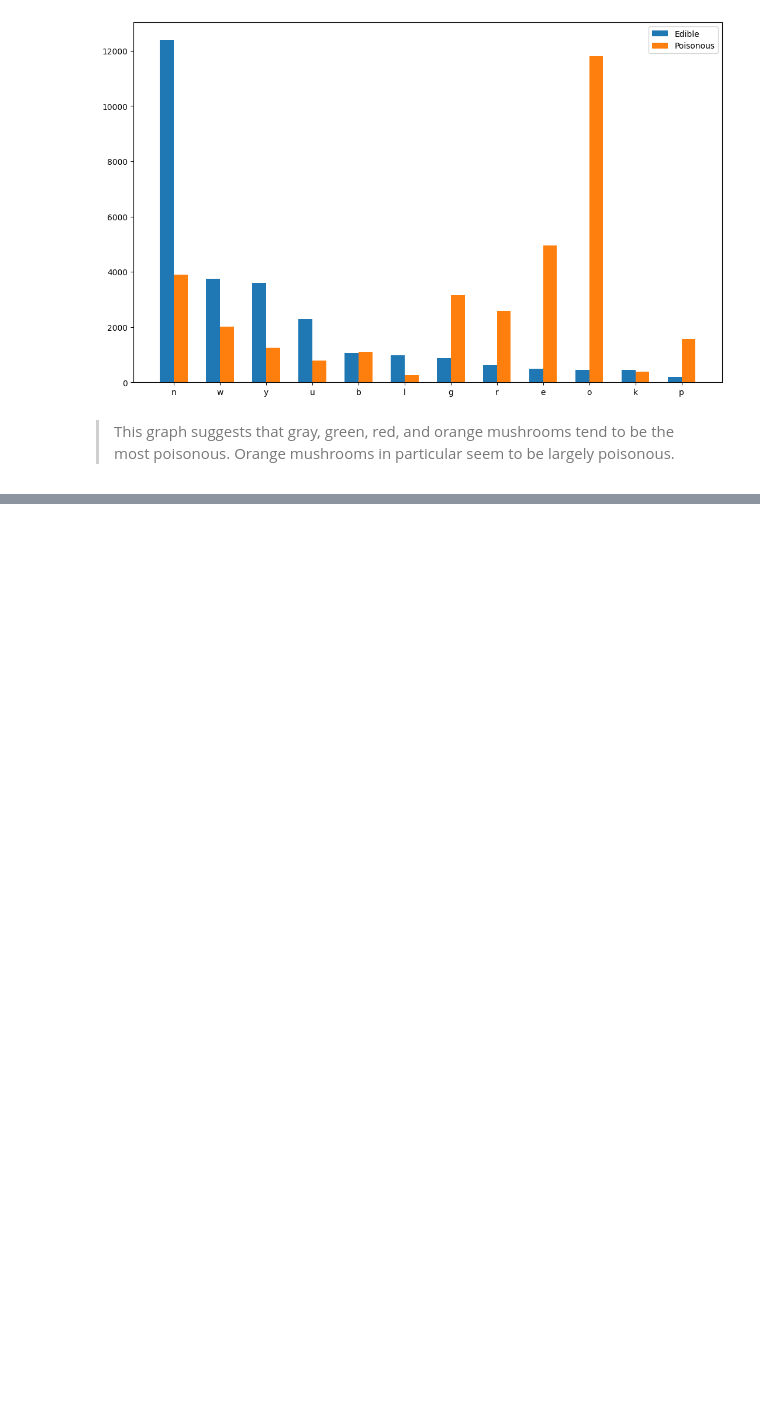
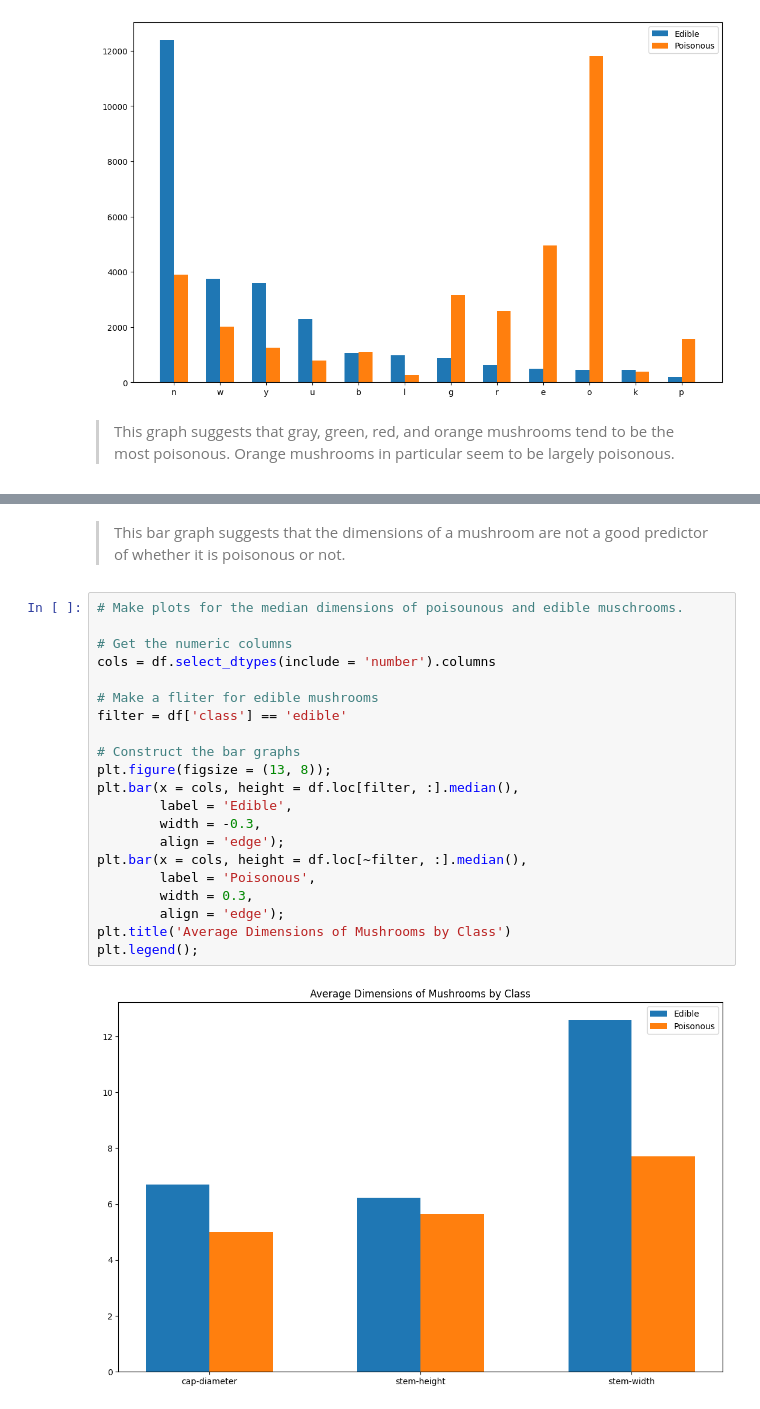
Before and after one commit to mvince33/mushroom_toxicity, a Jupyter notebook: mushroom_toxicity.ipynb, the cells around one changed output, grey strips where cells are left out. Saved outputs shown, nothing was run; the diff lists cells and outputs as text; blank space fills up the shorter version.

```diff
--- a/mushroom_toxicity.ipynb
+++ b/mushroom_toxicity.ipynb
@@ -356,0 +724,25 @@ ax.legend();
+# %% [markdown]
+> This bar graph suggests that the dimensions of a mushroom are not a good predictor of whether it is poisonous or not.
+# %%
+# Make plots for the median dimensions of poisounous and edible muschrooms.
+
+# Get the numeric columns
+cols = df.select_dtypes(include = 'number').columns
+
+# Make a fliter for edible mushrooms
+filter = df['class'] == 'edible'
+
+# Construct the bar graphs
+plt.figure(figsize = (13, 8));
+plt.bar(x = cols, height = df.loc[filter, :].median(),
+        label = 'Edible',
+        width = -0.3,
+        align = 'edge');
+plt.bar(x = cols, height = df.loc[~filter, :].median(),
+        label = 'Poisonous',
+        width = 0.3,
+        align = 'edge');
+plt.title('Average Dimensions of Mushrooms by Class')
+plt.legend();
+# %% [output]
+[figure, added]
```
Also changed, not shown: parts of 27 cells of this notebook.
